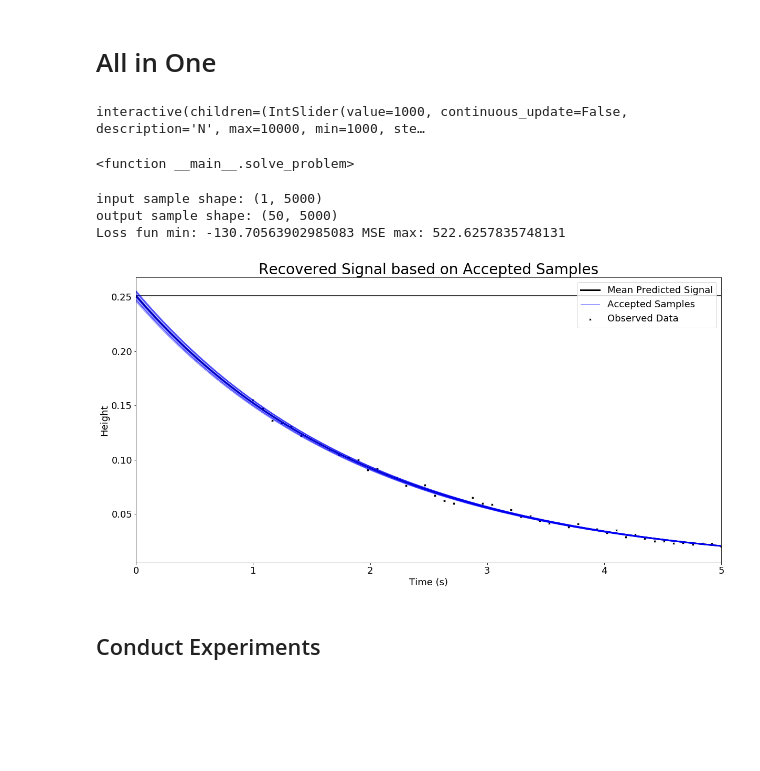
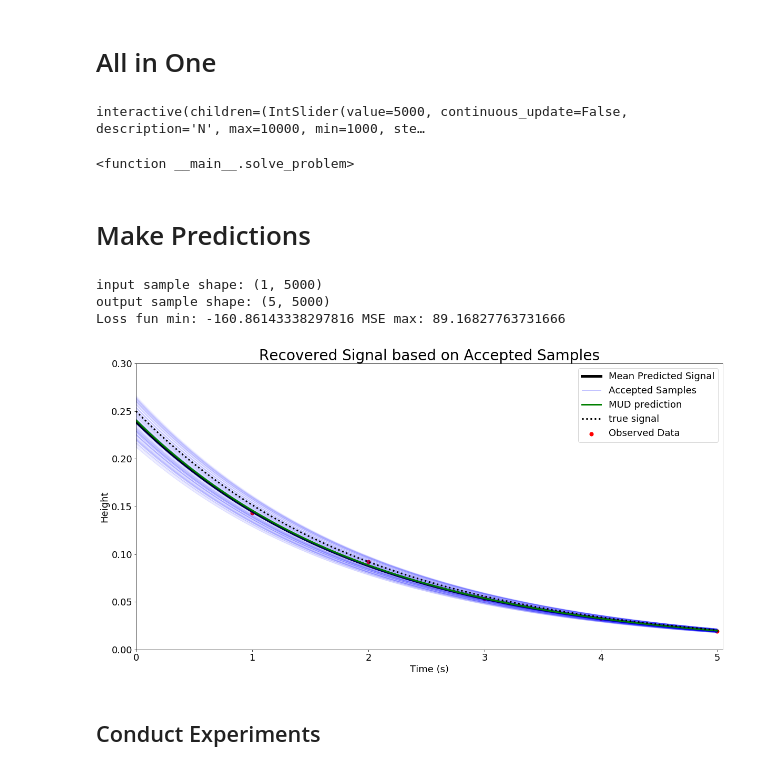
Before and after one commit to mpilosov/ConsistentBayes, a Jupyter notebook: examples/Parameter_Identification.ipynb, the cells around one changed output. Saved outputs shown, nothing was run; the diff lists cells and outputs as text; code cells hidden in the pictures; blank space fills up the shorter version.

```diff
--- a/examples/Parameter_Identification.ipynb
+++ b/examples/Parameter_Identification.ipynb
@@ -359,9 +359,9 @@ def solve_problem(N = 1000,
     if plot:
         axs[1,1].vlines(lam_true, 0, np.max(updated_evaluated_on_mesh), color='b', label='true value')
         axs[1,1].plot(updated_eval, updated_evaluated_on_mesh, c='k', label='updated eval, mesh: %d'%mesh_sz)
-        axs[1,1].scatter(input_samples[max_input_sample_index], updated_dist[max_input_sample_index], c='k', s=100, label='Max (MC), RE:%1.2e'%rel_error_mc)
+        axs[1,1].scatter(input_samples[max_input_sample_index], updated_dist[max_input_sample_index], c='b', s=250, label='Max (MC), RE:%1.2e'%rel_error_mc)
     #     axs[1,1].scatter(0.25, updated_eval_at_truth, s=25, label='density val @ truth: %2.4f'%updated_eval_at_truth)
-        axs[1,1].scatter(updated_eval[max_eval_sample_index], updated_evaluated_on_mesh[max_eval_sample_index], c='orange', s=100, label='Max (mesh), RE:%1.2e'%rel_error_mesh)
+        axs[1,1].scatter(updated_eval[max_eval_sample_index], updated_evaluated_on_mesh[max_eval_sample_index], c='orange', s=200, label='Max (mesh), RE:%1.2e'%rel_error_mesh)
 
     #     axs[1,1].set_xlim(0.15, 0.35)
         axs[1,1].set_xlim(0.2,0.3)
@@ -393,12 +393,12 @@ def solve_problem(N = 1000,
                 sample = input_samples[accepted_inds[i]]
                 axs[1,0].scatter(sample, g.evaluate(sample), c='red', alpha=1)
             axs[1,1].scatter(input_samples[accepted_inds], updated_dist[accepted_inds], c='red', s=50, label='accepted')
-        axs[1,1].scatter(input_samples, updated_dist,  c='blue', s=10, label='initial samples')
+        axs[1,1].scatter(input_samples, updated_dist,  c='k', s=10, label='initial samples')
 
 
         reference_dist = sstats.distributions.norm(loc=lam_true, scale=data_std)
         ref_dist_eval = reference_dist.pdf(initial_eval)
-        axs[1,0].plot(initial_eval, ref_dist_eval, label='N(%2.4f, %2.5f$^2$)'%(lam_true, data_std), c='green', lw=3, alpha=1.0)
+#         axs[1,0].plot(initial_eval, ref_dist_eval, label='N(%2.4f, %2.5f$^2$)'%(lam_true, data_std), c='green', lw=3, alpha=1.0)
         axs[1,0].vlines(lam_true, 0, np.max(ref_dist_eval))
 
         if M == -1: # can't compute std on sample size of 1, this makes no sense for timeseries
@@ -422,69 +422,73 @@ def solve_problem(N = 1000,
         'prior_std': prior_std,
         'data_std': data_std,
         'lam_true': lam_true,
+        'mud_val': input_samples[max_input_sample_index],
         'rel_error_mc': rel_error_mc,
         'obs_data_mean': obs_data_mean,
         'obs_data_std': obs_data_std,
         'num_accepted': len(accepted_inds),
+        'time': [start_time, end_time],
         'mean_r': ratio.mean(),
         'mse_min': mse.min(),
         'mse_max': mse.max()
     }
-    return SUMMARY, input_samples[accepted_inds], observed_data
+    if not plot:
+        return SUMMARY, input_samples[accepted_inds], observed_data
 # %%
 wid.interact_manual(solve_problem,
-#                 prior_mean=wid.FloatSlider(min=-0.25, max=0.25, step=0.05, continuous_update=False),
-                prior_mean=wid.FloatSlider(value=0.5, min=.25, max=0.75, step=0.05, continuous_update=False),
-#                 prior_std=wid.FloatSlider(value=0.5, min=0.125, max=1, step=0.125, readout_format='.2e', continuous_update=False),
+                prior_mean=wid.FloatSlider(min=-0.25, max=0.25, step=0.05, continuous_update=False),
                 prior_std=wid.FloatSlider(value=0.25, min=0.125, max=0.5, step=0.125, readout_format='.2e', continuous_update=False),
                 data_std=wid.FloatSlider(value=0.01, min=0.0025, max=0.0125, step=0.0025, readout_format='.2e', continuous_update=False),
-                N = wid.IntSlider(min=1000, max=10000, step=1000, continuous_update=False),
-                M = wid.IntSlider(value=5, min=1, max=250, continuous_update=False),
+                N = wid.IntSlider(value=5000, min=1000, max=10000, step=1000, continuous_update=False),
+                M = wid.IntSlider(value=1, min=1, max=250, continuous_update=False),
                 lam_true = wid.fixed(value=0.25, continuous_update=False),
                 seed=wid.IntSlider(value=12, min=1, max=21, continuous_update=False),
                 plot = wid.fixed(True))
 # %% [output]
-interactive(children=(IntSlider(value=1000, continuous_update=False, description='N', max=10000, min=1000, ste…
+interactive(children=(IntSlider(value=5000, continuous_update=False, description='N', max=10000, min=1000, ste…
 <function __main__.solve_problem>
-# %%
-S, I, O = solve_problem(N=5000, prior_mean = 0.5, prior_std = 0.125, M=50, data_std=0.0025, seed=10, plot=False)
-# %% [output]
-input sample shape: (1, 5000)
-output sample shape: (50, 5000)
-Loss fun min: -130.70563902985083 MSE max: 522.6257835748131
+# %% [markdown]
+# Make Predictions
 # %%
-n = len(I)
-M = 50
-t = np.linspace(start_time, end_time, M)
+S, I, O = solve_problem(N=5000, prior_mean = 0, prior_std = 0.25, M=5, data_std=0.005, seed=89, plot=False)
+
+start_time, end_time = S['time']
+t = np.linspace(start_time, end_time, S['M'])
 tt = np.linspace(0, end_time, 1000)
 ed_model = makemodel(tt)
 u_acc = ed_model(I.reshape(1,-1))
 obs_data = O
 plt.figure(figsize=(20,10))
-plt.scatter(t, obs_data, marker='x', c='k', s=10, label='Observed Data')
 
 dd = np.mean(u_acc, axis=1)
-plt.plot(tt, dd, c='k', alpha=1, lw=3, label='Mean Predicted Signal')
+plt.plot(tt, dd, c='k', alpha=1, lw=5, label='Mean Predicted Signal')
 
-for i in range(n):
+for i in range(len(I)):
     d = u_acc[:,i]
     if i==1:
-        plt.plot(tt, d, c='b', alpha=0.5, lw=1, label='Accepted Samples')
+        plt.plot(tt, d, c='b', alpha=0.25, lw=1, label='Accepted Samples')
     else:
-        plt.plot(tt, d, c='b', alpha=0.5, lw=1)
+        plt.plot(tt, d, c='b', alpha=0.05, lw=1)
 
+plt.scatter(t, obs_data, marker='o', c='r', s=50, alpha=1, label='Observed Data')
+plt.plot(tt, ed_model(np.array(S['mud_val']).reshape(-1,1)), c='green', lw=3, label='MUD prediction')
+plt.plot(tt, ed_model(), ls=':', c='k', lw=3, label='true signal')
 
 plt.ylabel('Height', fontsize=18)
 plt.xlabel('Time (s)', fontsize=18)
 plt.title('Recovered Signal based on Accepted Samples', fontsize=28)
-plt.legend(fontsize=18,loc='upper left')
-plt.xlim([0,5])
-plt.hlines(np.mean(I),0,5)
+plt.legend(fontsize=18, loc='upper left')
+plt.xlim([0,5.05])
+plt.ylim([0,0.3])
+# plt.hlines(np.mean(I),0,5)
 # plt.savefig('recovered{}.png'.format(problem.upper()))
 plt.legend()
 plt.show()
 # %% [output]
+input sample shape: (1, 5000)
+output sample shape: (5, 5000)
+Loss fun min: -160.86143338297816 MSE max: 89.16827763731666
-[figure, old version]
+[figure, new version]
 # %% [markdown]
 ## Conduct Experiments
 # %%
```
Also changed, not shown: 1 other file.
